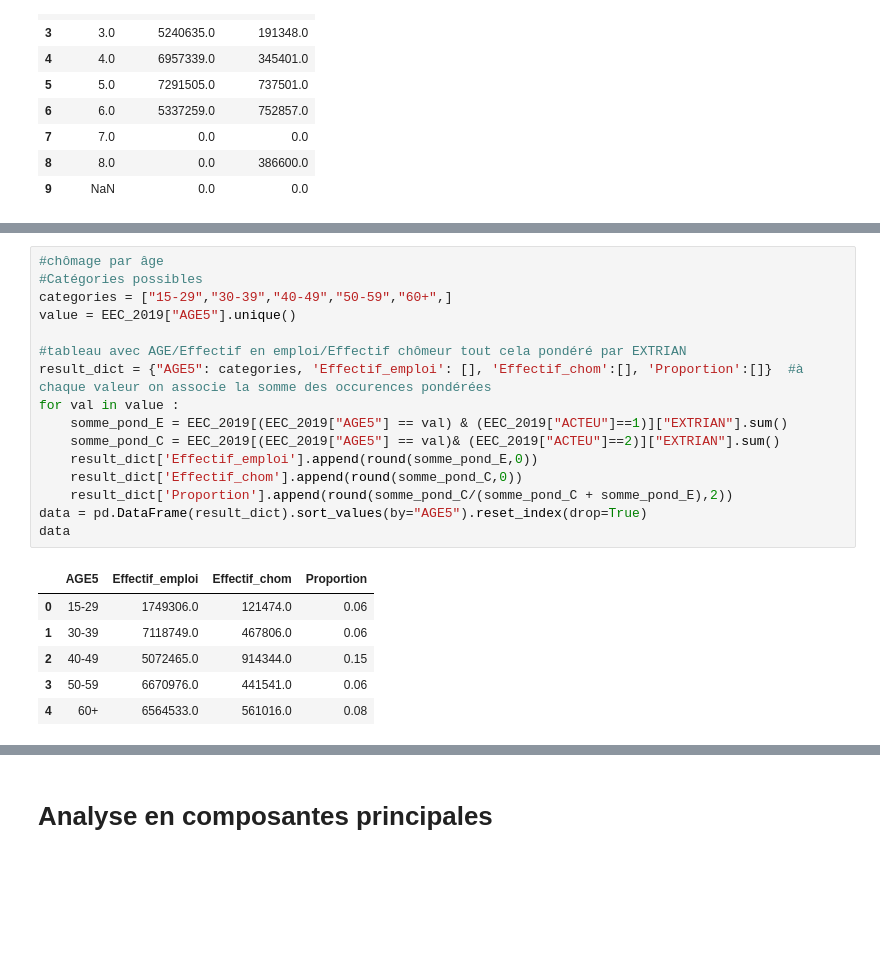
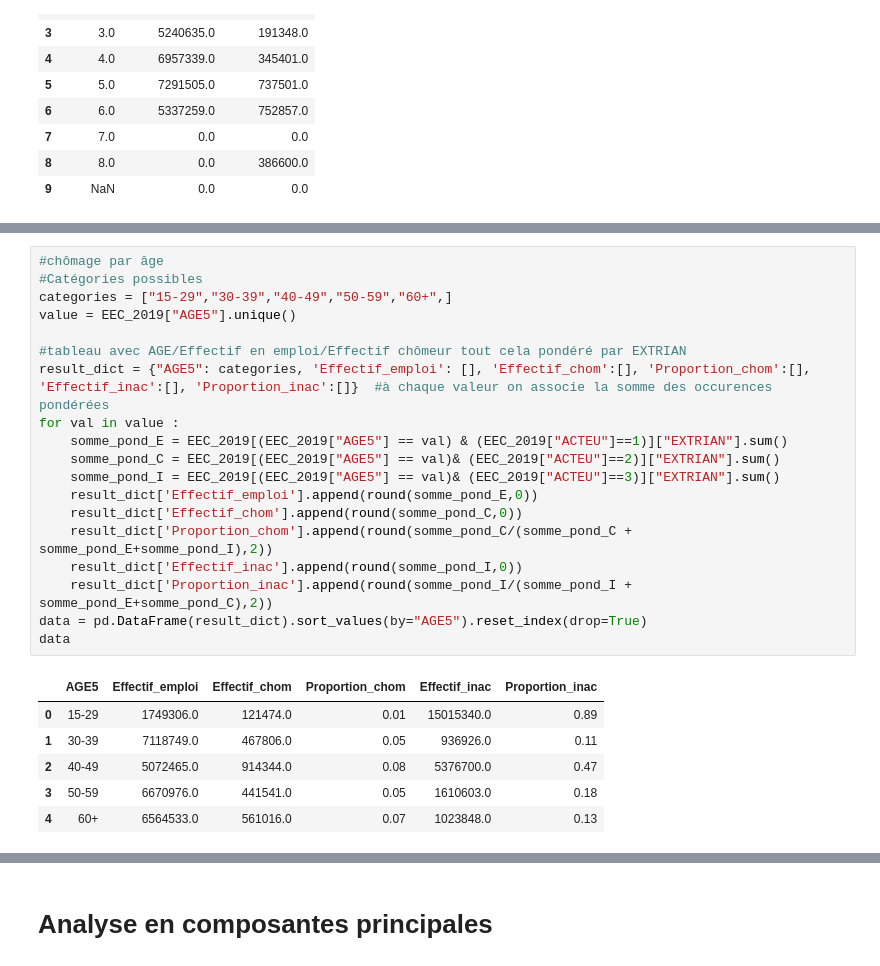
Before and after one commit to Alexis-Barrau/python_ensae, a Jupyter notebook: Scripts/Script first analysis.ipynb, the cells around one changed output, grey strips where cells are left out. Saved outputs shown, nothing was run; the diff lists cells and outputs as text; blank space fills up the shorter version.

```diff
--- a/Scripts/Script first analysis.ipynb
+++ b/Scripts/Script first analysis.ipynb
@@ -114,23 +113,26 @@ plt.show()
 # %%
 #chômage par âge
 #Catégories possibles
 categories = ["15-29","30-39","40-49","50-59","60+",]
 value = EEC_2019["AGE5"].unique()
 
 #tableau avec AGE/Effectif en emploi/Effectif chômeur tout cela pondéré par EXTRIAN
-result_dict = {"AGE5": categories, 'Effectif_emploi': [], 'Effectif_chom':[], 'Proportion':[]}  #à chaque valeur on associe la somme des occurences pondérées
+result_dict = {"AGE5": categories, 'Effectif_emploi': [], 'Effectif_chom':[], 'Proportion_chom':[], 'Effectif_inac':[], 'Proportion_inac':[]}  #à chaque valeur on associe la somme des occurences pondérées
 for val in value :
     somme_pond_E = EEC_2019[(EEC_2019["AGE5"] == val) & (EEC_2019["ACTEU"]==1)]["EXTRIAN"].sum()
     somme_pond_C = EEC_2019[(EEC_2019["AGE5"] == val)& (EEC_2019["ACTEU"]==2)]["EXTRIAN"].sum()
+    somme_pond_I = EEC_2019[(EEC_2019["AGE5"] == val)& (EEC_2019["ACTEU"]==3)]["EXTRIAN"].sum()
     result_dict['Effectif_emploi'].append(round(somme_pond_E,0))
     result_dict['Effectif_chom'].append(round(somme_pond_C,0))
-    result_dict['Proportion'].append(round(somme_pond_C/(somme_pond_C + somme_pond_E),2))
+    result_dict['Proportion_chom'].append(round(somme_pond_C/(somme_pond_C + somme_pond_E+somme_pond_I),2))
+    result_dict['Effectif_inac'].append(round(somme_pond_I,0))
+    result_dict['Proportion_inac'].append(round(somme_pond_I/(somme_pond_I + somme_pond_E+somme_pond_C),2))
 data = pd.DataFrame(result_dict).sort_values(by="AGE5").reset_index(drop=True)
 data
 # %% [output]
-|  | AGE5 | Effectif_emploi | Effectif_chom | Proportion |
-| 0 | 15-29 | 1749306.0 | 121474.0 | 0.06 |
-| 1 | 30-39 | 7118749.0 | 467806.0 | 0.06 |
-| 2 | 40-49 | 5072465.0 | 914344.0 | 0.15 |
-| 3 | 50-59 | 6670976.0 | 441541.0 | 0.06 |
-| 4 | 60+ | 6564533.0 | 561016.0 | 0.08 |
+|  | AGE5 | Effectif_emploi | Effectif_chom | Proportion_chom | Effectif_inac | Proportion_inac |
+| 0 | 15-29 | 1749306.0 | 121474.0 | 0.01 | 15015340.0 | 0.89 |
+| 1 | 30-39 | 7118749.0 | 467806.0 | 0.05 | 936926.0 | 0.11 |
+| 2 | 40-49 | 5072465.0 | 914344.0 | 0.08 | 5376700.0 | 0.47 |
+| 3 | 50-59 | 6670976.0 | 441541.0 | 0.05 | 1610603.0 | 0.18 |
+| 4 | 60+ | 6564533.0 | 561016.0 | 0.07 | 1023848.0 | 0.13 |
```
Also changed, not shown: parts of 2 cells of this notebook.
